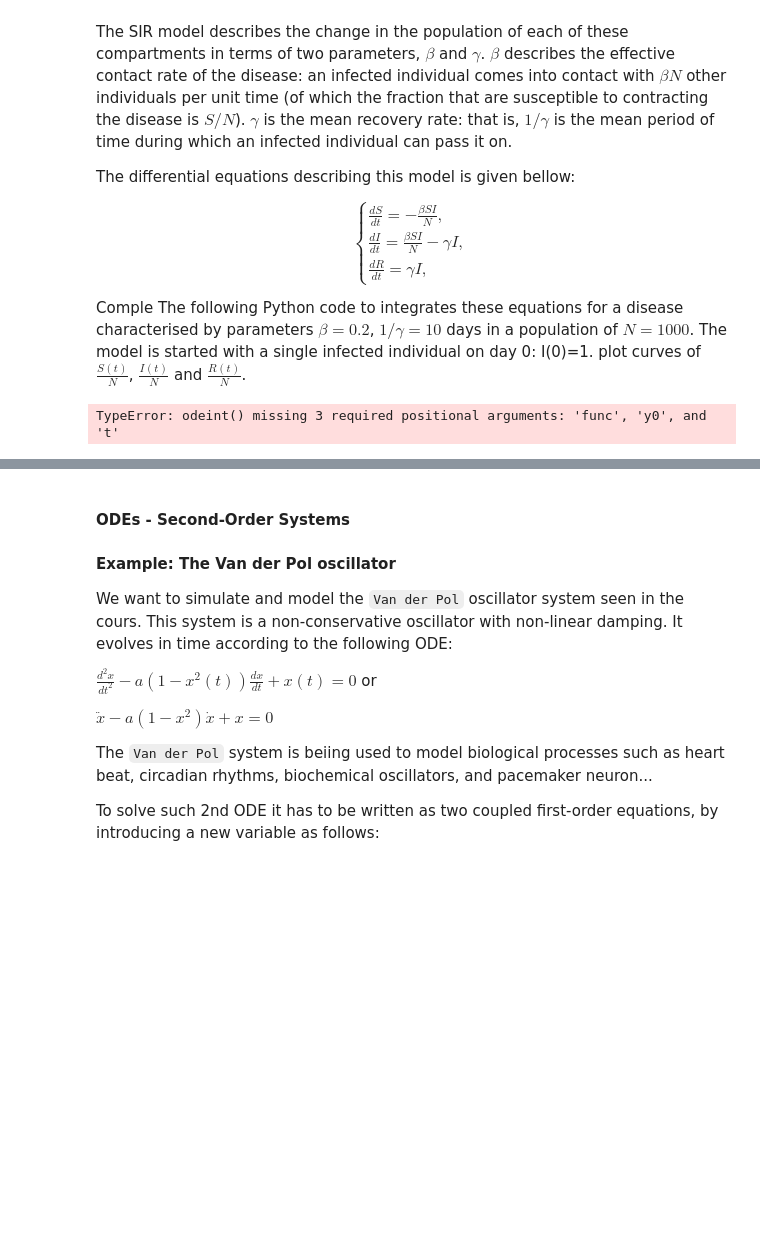
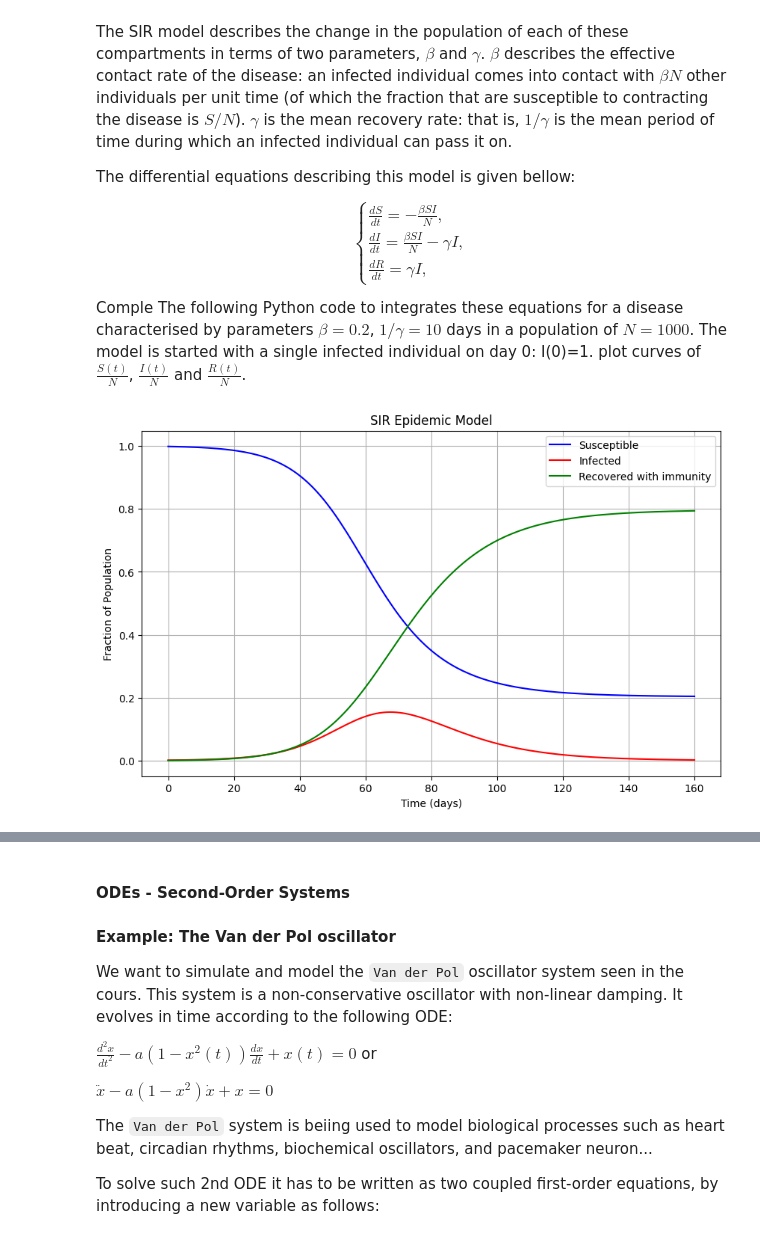
Before and after one commit to SenhadjiMSaid/ModSim-Labs, a Jupyter notebook: ModSim_Lab4/ModSim_Lab4.ipynb, the cells around one changed output, grey strips where cells are left out. Drawn from its saved outputs; the diff is of its cells as text; code cells hidden in the pictures; blank space fills up the shorter version.

```diff
--- a/ModSim_Lab4/ModSim_Lab4.ipynb
+++ b/ModSim_Lab4/ModSim_Lab4.ipynb
@@ -422,32 +425,49 @@ Comple The following Python code to integrates these equations for a disease cha
 # %%
 import numpy as np
 from scipy.integrate import odeint
 import matplotlib.pyplot as plt
 
 # Total population, N.
 N = 1000
 # Initial number of infected and recovered individuals, I0 and R0.
 I0, R0 = 1, 0
 # Everyone else, S0, is susceptible to infection initially.
 S0 = N - I0 - R0
 # Contact rate, beta, and mean recovery rate, gamma, (in 1/days).
 beta, gamma = 0.2, 1./10
 # A grid of time points (in days)
 t = np.linspace(0, 160, 160)
 
 # The SIR model differential equations.
 def SIR_Deriv(y, t, N=1000, beta=0.2, gamma=1./10):
     #complete  this function to return the derivatives of each SIR compartment
-
+    S, I, R = y
+    dSdt = -beta * S * I / N
+    dIdt = beta * S * I / N - gamma * I
+    dRdt = gamma * I
     return [dSdt, dIdt, dRdt]
 
 # Initial conditions vector
-y0 = S0, I0, R0
+y0 = [S0, I0, R0]
 # Integrate the SIR equations over the time grid, t.
 #sol = call the odeint function to return your numerical solutions
-sol=odeint()
+sol = odeint(SIR_Deriv, y0, t, args=(N, beta, gamma))
+
+S, I, R = sol[:, 0], sol[:, 1], sol[:, 2]
+# Normalize results by dividing by N (to get fractions)
+S, I, R = S / N, I / N, R / N
 
 # Plot the data in the same plot on three separate curves for S(t), I(t) and R(t)
 #with labels 'Susceptible' for S(t), 'Infected' for I(t), and 'Recovered with immunity' for I(t)
+plt.figure(figsize=(10, 6))
+plt.plot(t, S, label="Susceptible", color="b")
+plt.plot(t, I, label="Infected", color="r")
+plt.plot(t, R, label="Recovered with immunity", color="g")
+plt.xlabel("Time (days)")
+plt.ylabel("Fraction of Population")
+plt.title("SIR Epidemic Model")
+plt.legend()
+plt.grid()
+plt.show()
 # %% [output]
-TypeError: odeint() missing 3 required positional arguments: 'func', 'y0', and 't'
+[figure, added]
```
Also changed, not shown: parts of 11 cells of this notebook.
